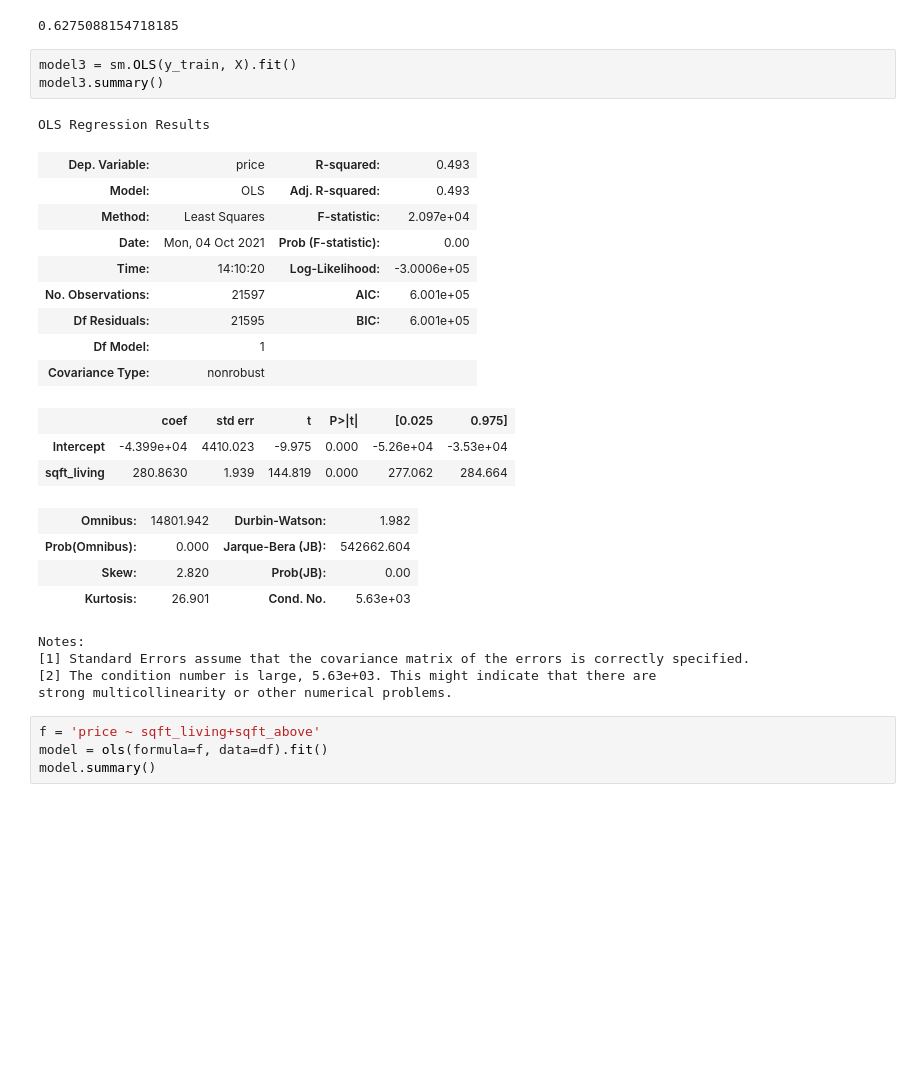
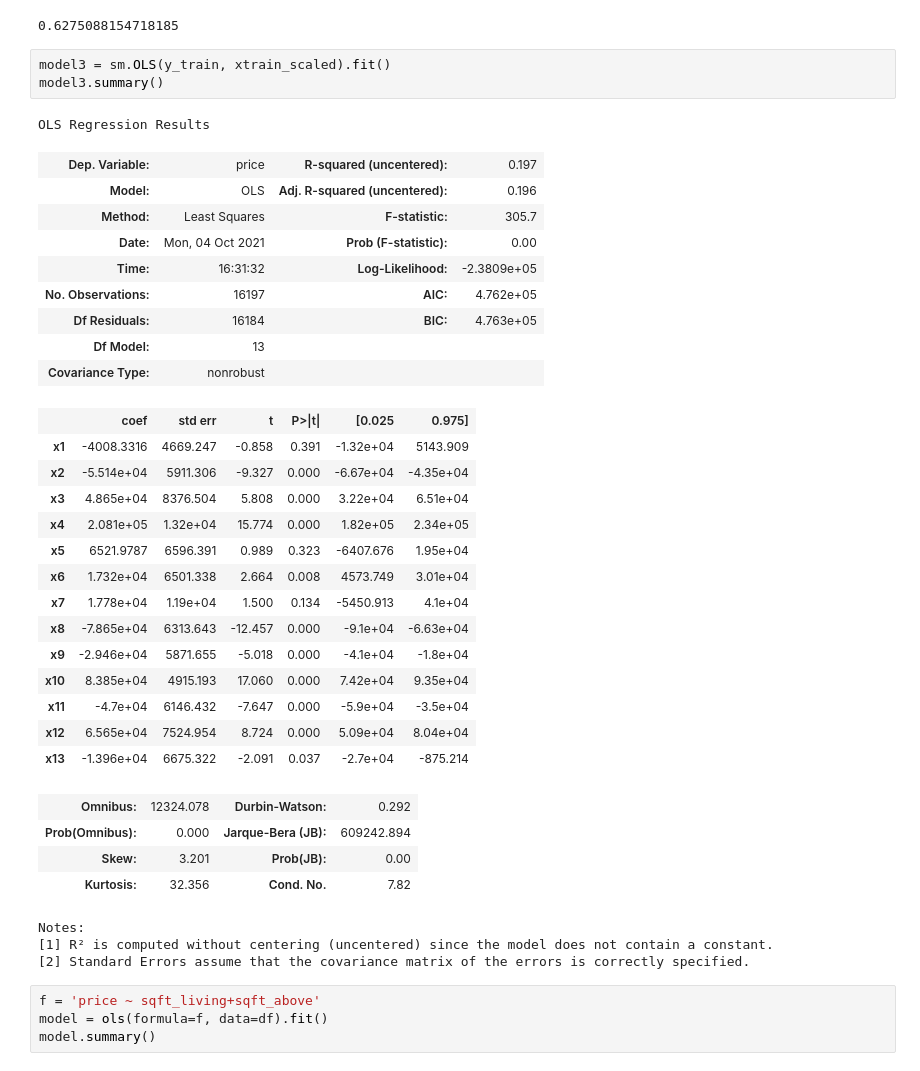
Before and after one commit to 281clo/King_County_House_Data_Analysis, a Jupyter notebook: Project.ipynb, the cells around one changed output. Drawn from its saved outputs; the diff is of its cells as text; blank space fills up the shorter version.

```diff
--- a/Project.ipynb
+++ b/Project.ipynb
@@ -72,30 +72,40 @@ metrics.r2_score(y_train, lr.predict(xtrain_scaled))
 # %% [output]
 0.6275088154718185
 # %%
-model3 = sm.OLS(y_train, X).fit()
+model3 = sm.OLS(y_train, xtrain_scaled).fit()
 model3.summary()
 # %% [output]
 OLS Regression Results
-| Dep. Variable: | price | R-squared: | 0.493 |
-| Model: | OLS | Adj. R-squared: | 0.493 |
-| Method: | Least Squares | F-statistic: | 2.097e+04 |
+| Dep. Variable: | price | R-squared (uncentered): | 0.197 |
+| Model: | OLS | Adj. R-squared (uncentered): | 0.196 |
+| Method: | Least Squares | F-statistic: | 305.7 |
 | Date: | Mon, 04 Oct 2021 | Prob (F-statistic): | 0.00 |
-| Time: | 14:10:20 | Log-Likelihood: | -3.0006e+05 |
-| No. Observations: | 21597 | AIC: | 6.001e+05 |
-| Df Residuals: | 21595 | BIC: | 6.001e+05 |
-| Df Model: | 1 |  |  |
+| Time: | 16:31:32 | Log-Likelihood: | -2.3809e+05 |
+| No. Observations: | 16197 | AIC: | 4.762e+05 |
+| Df Residuals: | 16184 | BIC: | 4.763e+05 |
+| Df Model: | 13 |  |  |
 | Covariance Type: | nonrobust |  |  |
 |  | coef | std err | t | P>|t| | [0.025 | 0.975] |
-| Intercept | -4.399e+04 | 4410.023 | -9.975 | 0.000 | -5.26e+04 | -3.53e+04 |
-| sqft_living | 280.8630 | 1.939 | 144.819 | 0.000 | 277.062 | 284.664 |
+| x1 | -4008.3316 | 4669.247 | -0.858 | 0.391 | -1.32e+04 | 5143.909 |
+| x2 | -5.514e+04 | 5911.306 | -9.327 | 0.000 | -6.67e+04 | -4.35e+04 |
+| x3 | 4.865e+04 | 8376.504 | 5.808 | 0.000 | 3.22e+04 | 6.51e+04 |
+| x4 | 2.081e+05 | 1.32e+04 | 15.774 | 0.000 | 1.82e+05 | 2.34e+05 |
+| x5 | 6521.9787 | 6596.391 | 0.989 | 0.323 | -6407.676 | 1.95e+04 |
+| x6 | 1.732e+04 | 6501.338 | 2.664 | 0.008 | 4573.749 | 3.01e+04 |
+| x7 | 1.778e+04 | 1.19e+04 | 1.500 | 0.134 | -5450.913 | 4.1e+04 |
+| x8 | -7.865e+04 | 6313.643 | -12.457 | 0.000 | -9.1e+04 | -6.63e+04 |
+| x9 | -2.946e+04 | 5871.655 | -5.018 | 0.000 | -4.1e+04 | -1.8e+04 |
+| x10 | 8.385e+04 | 4915.193 | 17.060 | 0.000 | 7.42e+04 | 9.35e+04 |
+| x11 | -4.7e+04 | 6146.432 | -7.647 | 0.000 | -5.9e+04 | -3.5e+04 |
+| x12 | 6.565e+04 | 7524.954 | 8.724 | 0.000 | 5.09e+04 | 8.04e+04 |
+| x13 | -1.396e+04 | 6675.322 | -2.091 | 0.037 | -2.7e+04 | -875.214 |
-| Omnibus: | 14801.942 | Durbin-Watson: | 1.982 |
-| Prob(Omnibus): | 0.000 | Jarque-Bera (JB): | 542662.604 |
-| Skew: | 2.820 | Prob(JB): | 0.00 |
-| Kurtosis: | 26.901 | Cond. No. | 5.63e+03 |
+| Omnibus: | 12324.078 | Durbin-Watson: | 0.292 |
+| Prob(Omnibus): | 0.000 | Jarque-Bera (JB): | 609242.894 |
+| Skew: | 3.201 | Prob(JB): | 0.00 |
+| Kurtosis: | 32.356 | Cond. No. | 7.82 |
 Notes:
-[1] Standard Errors assume that the covariance matrix of the errors is correctly specified.
-[2] The condition number is large, 5.63e+03. This might indicate that there are
-strong multicollinearity or other numerical problems.
+[1] R² is computed without centering (uncentered) since the model does not contain a constant.
+[2] Standard Errors assume that the covariance matrix of the errors is correctly specified.
 # %%
 f = 'price ~ sqft_living+sqft_above'
 model = ols(formula=f, data=df).fit()
```
